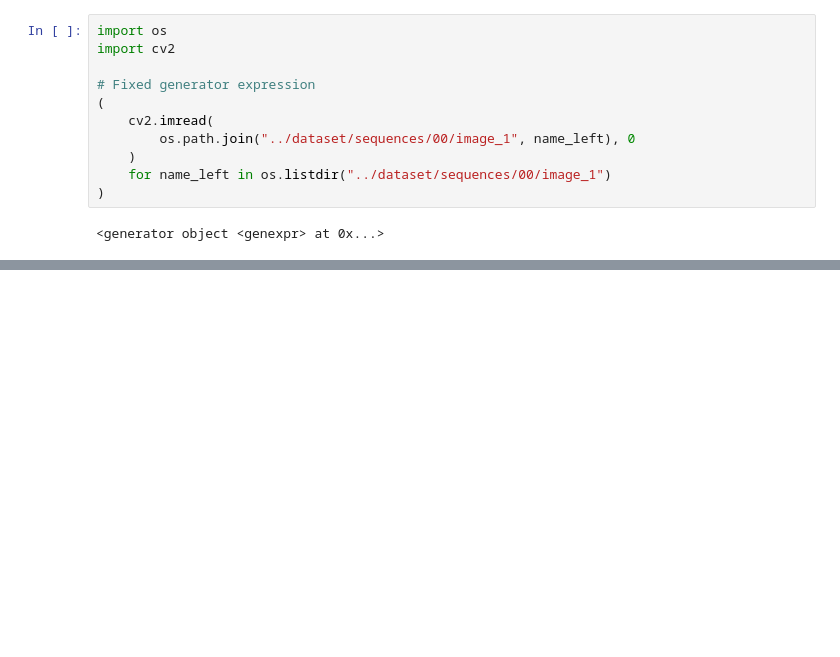
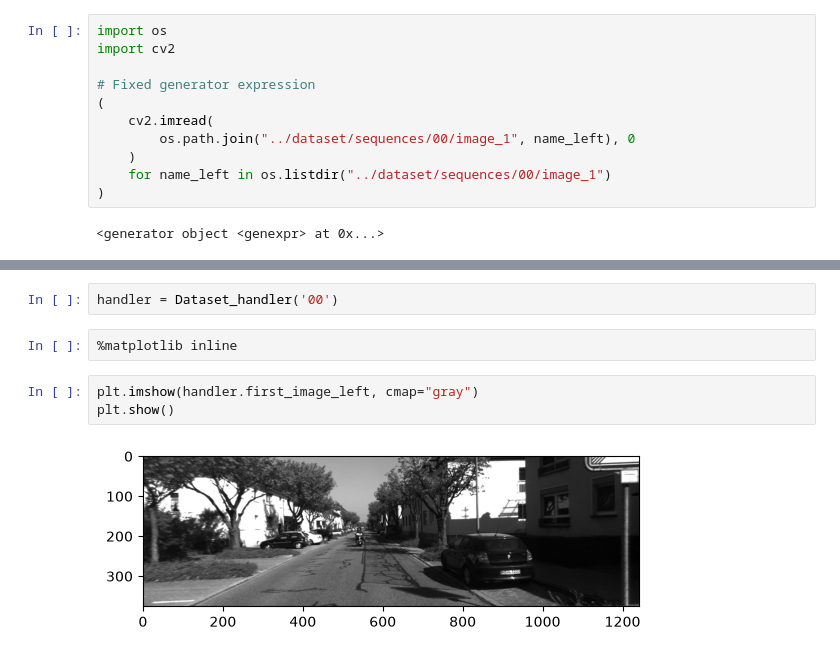
Before and after one commit to JanakaDilshanSendnayake/kitti-visual-odometry-python, a Jupyter notebook: Untitled.ipynb, the cells around one changed output, grey strips where cells are left out. Saved outputs shown, nothing was run; the diff lists cells and outputs as text; blank space fills up the shorter version.

```diff
--- a/Untitled.ipynb
+++ b/Untitled.ipynb
@@ -196,0 +221,9 @@ import cv2
+# %%
+handler = Dataset_handler('00')
+# %%
+%matplotlib inline
+# %%
+plt.imshow(handler.first_image_left, cmap="gray")
+plt.show()
+# %% [output]
+[figure, added]
```
Also changed, not shown: parts of 10 cells of this notebook.
